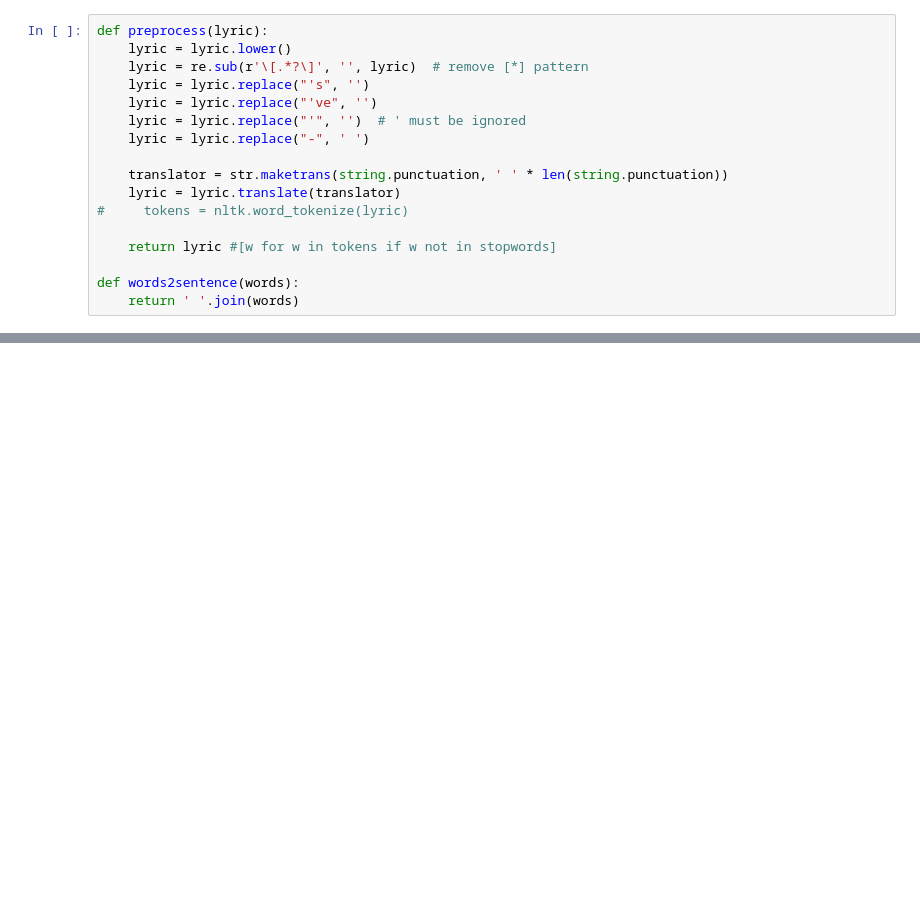
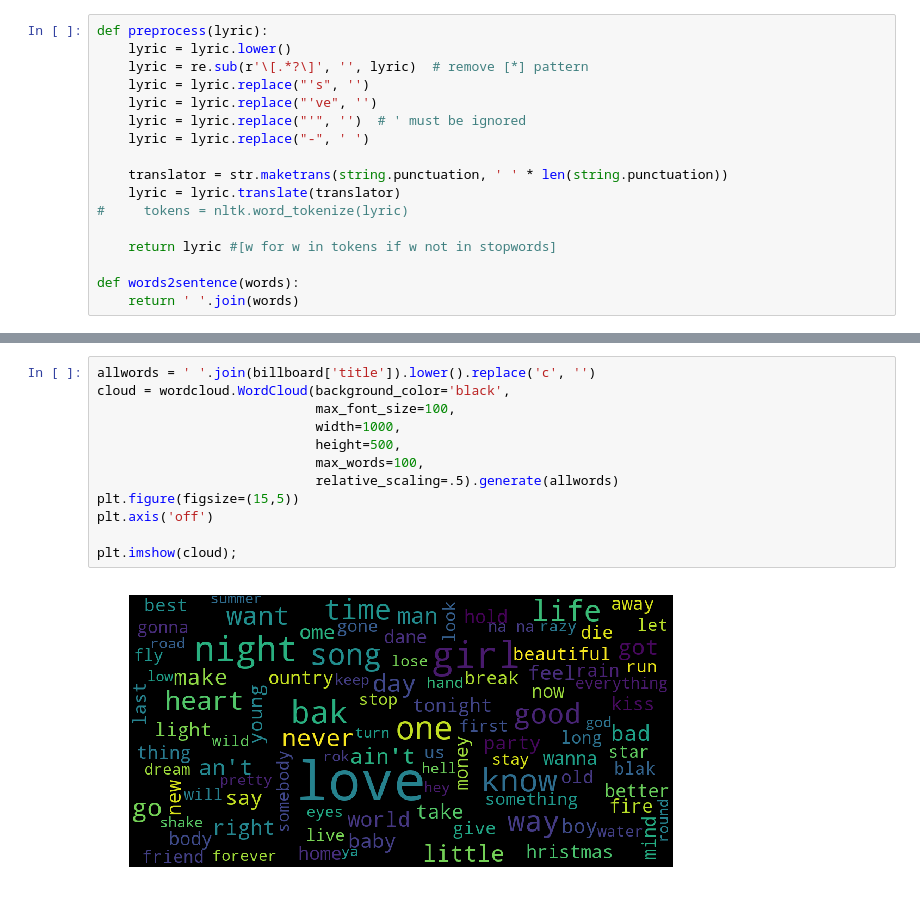
Before and after one commit to KuroLight/Billboard-Trends, a Jupyter notebook: cluster.ipynb, the cells around one changed output, grey strips where cells are left out. Drawn from its saved outputs; the diff is of its cells as text; blank space fills up the shorter version.

```diff
--- a/cluster.ipynb
+++ b/cluster.ipynb
@@ -82,0 +233,14 @@ print(terms)
+# %%
+allwords = ' '.join(billboard['title']).lower().replace('c', '')
+cloud = wordcloud.WordCloud(background_color='black',
+                            max_font_size=100,
+                            width=1000,
+                            height=500,
+                            max_words=100,
+                            relative_scaling=.5).generate(allwords)
+plt.figure(figsize=(15,5))
+plt.axis('off')
+
+plt.imshow(cloud);
+# %% [output]
+[figure, added]
```
Also changed, not shown: parts of 15 cells of this notebook.
